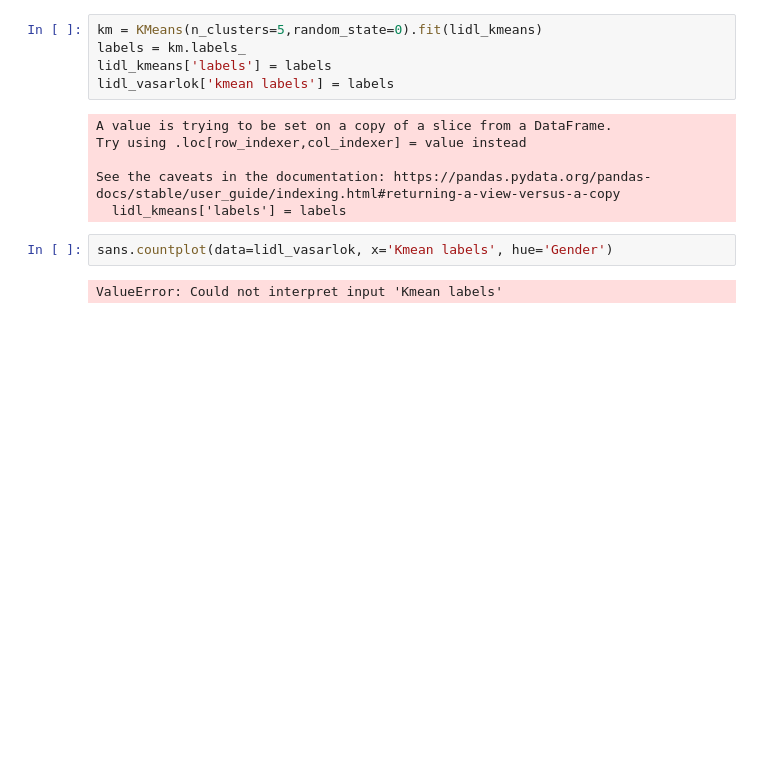
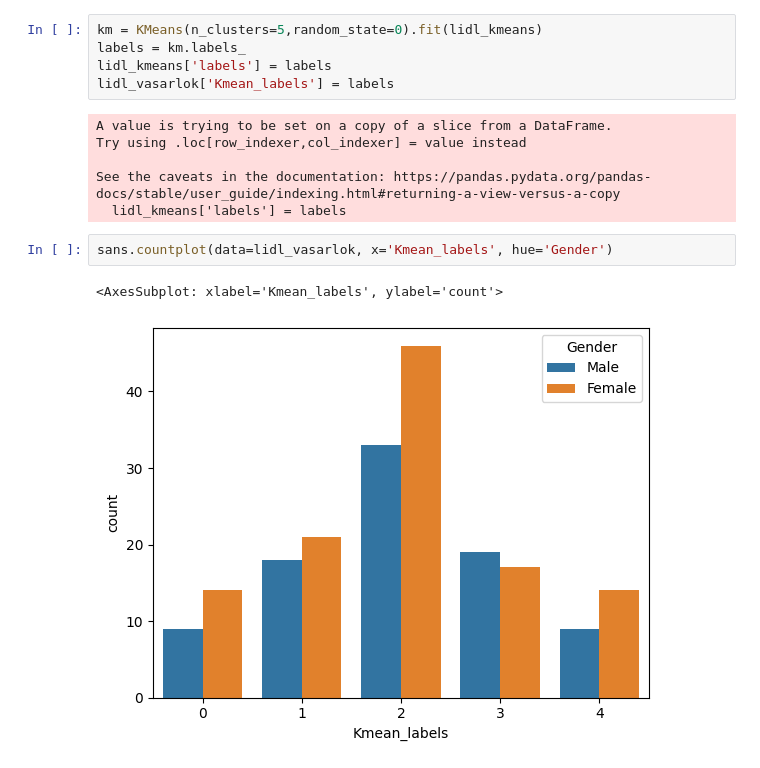
Before and after one commit to Petint/AI-and-DS, a Jupyter notebook: ds4/ds-4.ipynb, the cells around one changed output. Saved outputs shown, nothing was run; the diff lists cells and outputs as text; blank space fills up the shorter version.

```diff
--- a/ds4/ds-4.ipynb
+++ b/ds4/ds-4.ipynb
@@ -54,7 +54,7 @@ plt.plot(lidl_prime, lidl_errors, marker='o')
 km = KMeans(n_clusters=5,random_state=0).fit(lidl_kmeans)
 labels = km.labels_
 lidl_kmeans['labels'] = labels
-lidl_vasarlok['kmean labels'] = labels
+lidl_vasarlok['Kmean_labels'] = labels
 # %% [output]
 A value is trying to be set on a copy of a slice from a DataFrame.
 Try using .loc[row_indexer,col_indexer] = value instead
@@ -62,6 +62,7 @@ Try using .loc[row_indexer,col_indexer] = value instead
 See the caveats in the documentation: https://pandas.pydata.org/pandas-docs/stable/user_guide/indexing.html#returning-a-view-versus-a-copy
   lidl_kmeans['labels'] = labels
 # %%
-sans.countplot(data=lidl_vasarlok, x='Kmean labels', hue='Gender')
+sans.countplot(data=lidl_vasarlok, x='Kmean_labels', hue='Gender')
 # %% [output]
-ValueError: Could not interpret input 'Kmean labels'
+<AxesSubplot: xlabel='Kmean_labels', ylabel='count'>
+[figure, added]
```
